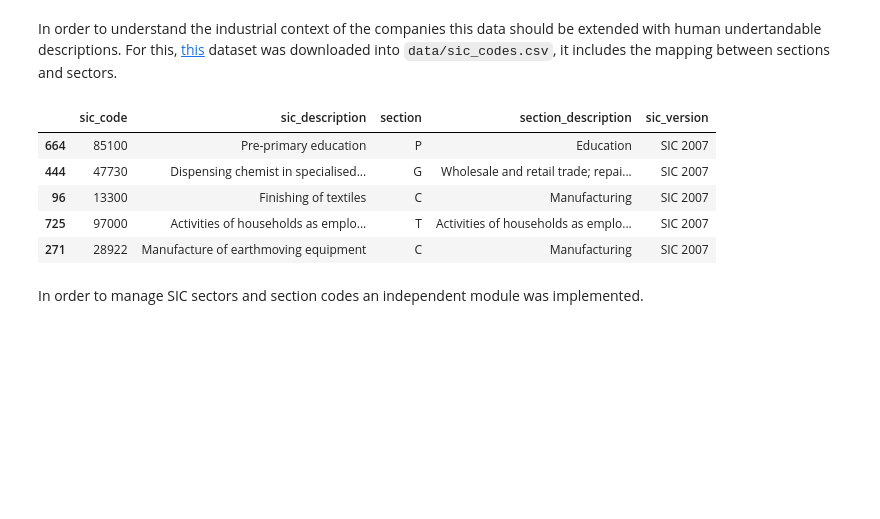
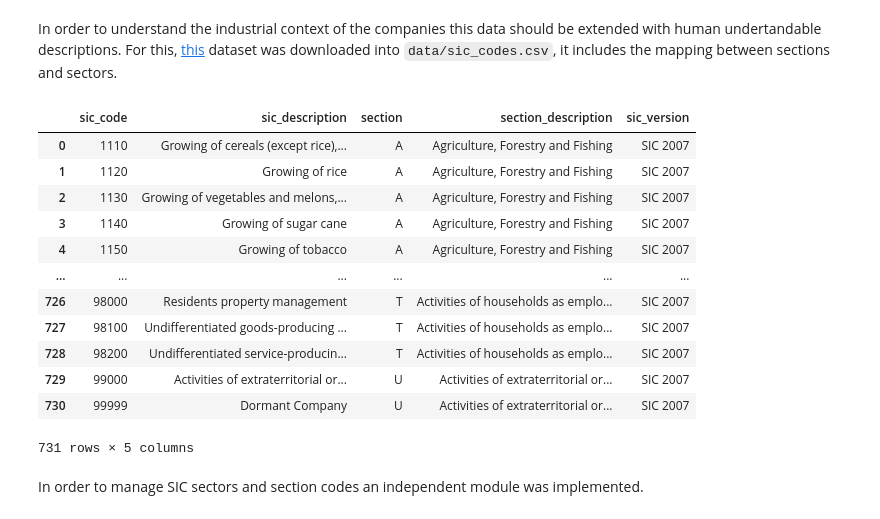
Before and after one commit to leanguardia/gender-pay-gap-uk, a Jupyter notebook: UK-Gender-Pay-Gap.ipynb, the cells around one changed output. Cells and saved outputs as stored; diff of their text form; code cells hidden in the pictures; blank space fills up the shorter version.

```diff
--- a/UK-Gender-Pay-Gap.ipynb
+++ b/UK-Gender-Pay-Gap.ipynb
@@ -248,14 +268,21 @@ Name: SicCodes, dtype: object
 In order to understand the industrial context of the companies this data should be extended with human undertandable descriptions. For this, [this](https://datahub.io/core/uk-sic-2007-condensed) dataset was downloaded into `data/sic_codes.csv`, it includes the mapping between sections and sectors.
 # %%
 sic_data = pd.read_csv('data/sic_codes.csv')
-sic_data.sample(5)
+sic_data
 # %% [output]
 |  | sic_code | sic_description | section | section_description | sic_version |
-| 664 | 85100 | Pre-primary education | P | Education | SIC 2007 |
-| 444 | 47730 | Dispensing chemist in specialised... | G | Wholesale and retail trade; repai... | SIC 2007 |
-| 96 | 13300 | Finishing of textiles | C | Manufacturing | SIC 2007 |
-| 725 | 97000 | Activities of households as emplo... | T | Activities of households as emplo... | SIC 2007 |
-| 271 | 28922 | Manufacture of earthmoving equipment | C | Manufacturing | SIC 2007 |
+| 0 | 1110 | Growing of cereals (except rice),... | A | Agriculture, Forestry and Fishing | SIC 2007 |
+| 1 | 1120 | Growing of rice | A | Agriculture, Forestry and Fishing | SIC 2007 |
+| 2 | 1130 | Growing of vegetables and melons,... | A | Agriculture, Forestry and Fishing | SIC 2007 |
+| 3 | 1140 | Growing of sugar cane | A | Agriculture, Forestry and Fishing | SIC 2007 |
+| 4 | 1150 | Growing of tobacco | A | Agriculture, Forestry and Fishing | SIC 2007 |
+| ... | ... | ... | ... | ... | ... |
+| 726 | 98000 | Residents property management | T | Activities of households as emplo... | SIC 2007 |
+| 727 | 98100 | Undifferentiated goods-producing ... | T | Activities of households as emplo... | SIC 2007 |
+| 728 | 98200 | Undifferentiated service-producin... | T | Activities of households as emplo... | SIC 2007 |
+| 729 | 99000 | Activities of extraterritorial or... | U | Activities of extraterritorial or... | SIC 2007 |
+| 730 | 99999 | Dormant Company | U | Activities of extraterritorial or... | SIC 2007 |
+731 rows × 5 columns
 # %% [markdown]
 In order to manage SIC sectors and section codes an independent module was implemented.
 # %%
```
Also changed, not shown: parts of 40 cells of this notebook.
